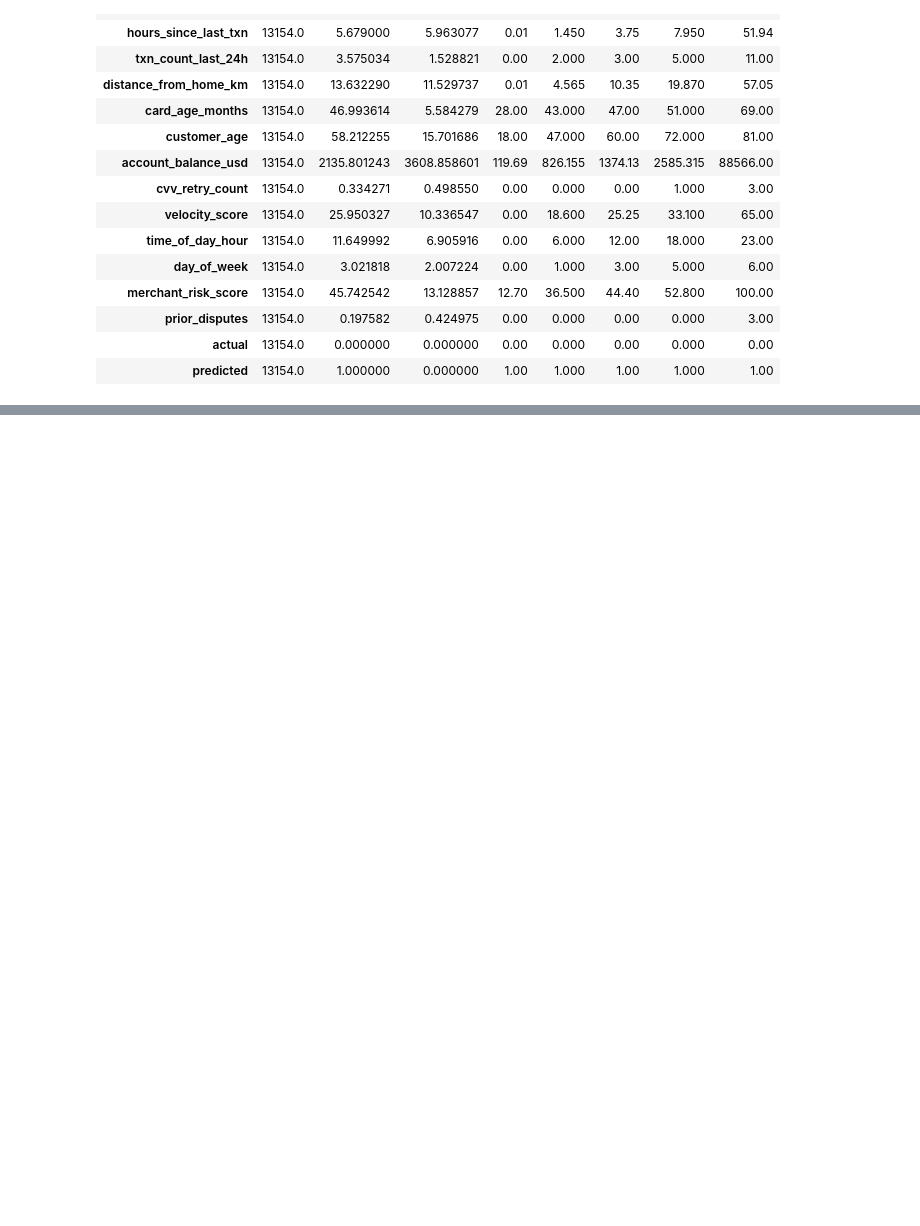
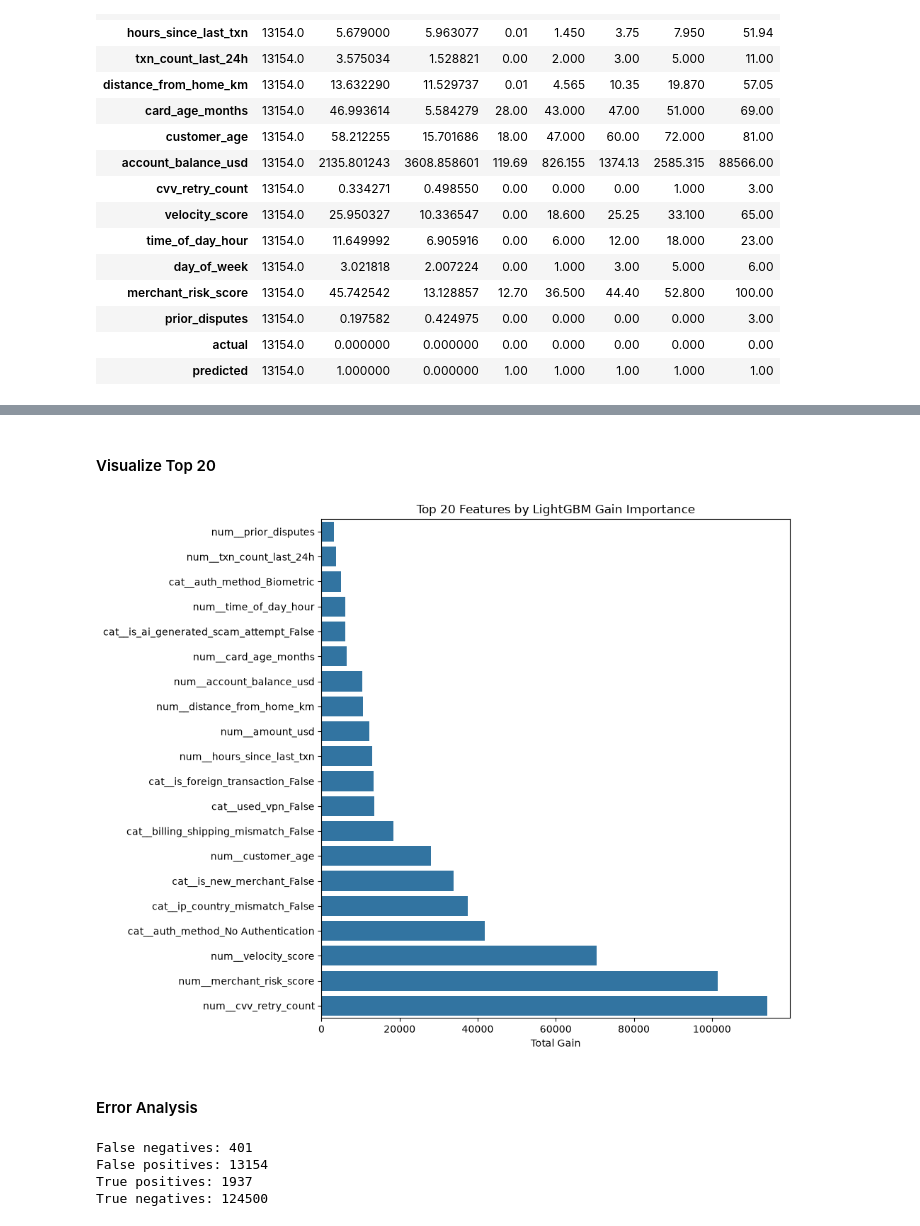
Before and after one commit to Percy5598/fraud-detection-2026, a Jupyter notebook: notebooks/02_basline_model.ipynb, the cells around one changed output, grey strips where cells are left out. Saved outputs shown, nothing was run; the diff lists cells and outputs as text; code cells hidden in the pictures; blank space fills up the shorter version.

```diff
--- a/notebooks/02_basline_model.ipynb
+++ b/notebooks/02_basline_model.ipynb
@@ -346,0 +351,13 @@ False positives:
+# %%
+# Extract trained LightGBM model and feature names
+lgb_estimator = lgb_model.named_steps["model"]
+feature_names = lgb_model.named_steps["preprocessor"].get_feature_names_out()
+
+# Calculate importance
+importance = pd.DataFrame({
+    "Feature": feature_names,
+    "Split": lgb_estimator.booster_.feature_importance(importance_type="split"),
+    "Gain": lgb_estimator.booster_.feature_importance(importance_type="gain")
+}).sort_values("Gain", ascending=False)
+
+display(importance.head(20).round(2))
@@ -346,0 +382,57 @@ False positives:
+# %% [markdown]
+#### Visualize Top 20
+# %%
+top_features = importance.head(20).sort_values("Gain")
+
+plt.figure(figsize=(10, 8))
+
+sns.barplot(
+    data=top_features,
+    x="Gain",
+    y="Feature"
+)
+
+plt.title("Top 20 Features by LightGBM Gain Importance")
+plt.xlabel("Total Gain")
+plt.ylabel("")
+plt.tight_layout()
+plt.show()
+# %% [output]
+[figure, added]
+# %% [markdown]
+#### Error Analysis
+# %%
+threshold = lgb_best["threshold"]
+
+# Create diagnostic dataset
+errors = X_val.copy()
+errors["actual"] = y_val
+errors["probability"] = lgb_probs
+errors["predicted"] = (lgb_probs >= threshold).astype(int)
+
+# Separate prediction errors
+false_negatives = errors[
+    (errors["actual"] == 1) & (errors["predicted"] == 0)
+]
+
+false_positives = errors[
+    (errors["actual"] == 0) & (errors["predicted"] == 1)
+]
+
+true_positives = errors[
+    (errors["actual"] == 1) & (errors["predicted"] == 1)
+]
+
+true_negatives = errors[
+    (errors["actual"] == 0) & (errors["predicted"] == 0)
+]
+
+print("False negatives:", len(false_negatives))
+print("False positives:", len(false_positives))
+print("True positives:", len(true_positives))
+print("True negatives:", len(true_negatives))
+# %% [output]
+False negatives: 401
+False positives: 13154
+True positives: 1937
+True negatives: 124500
```
Also changed, not shown: parts of 13 cells of this notebook.
